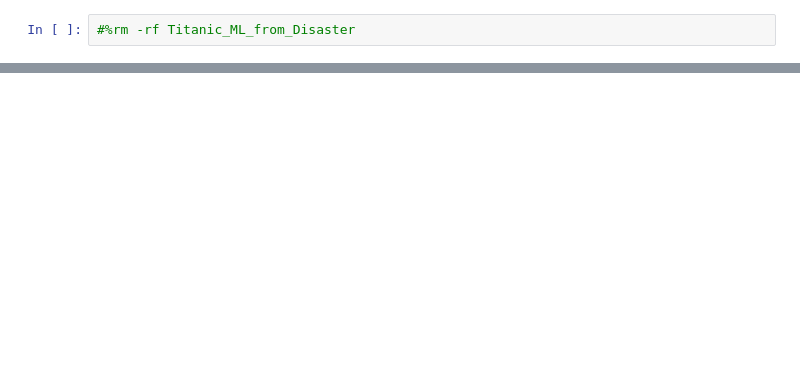
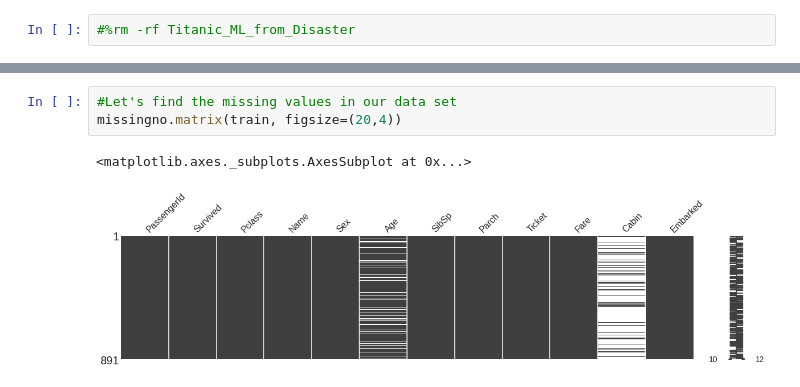
Before and after one commit to Parth-107/Titanic---Machine-Learning-from-Disaster, a Jupyter notebook: Titanic_Machine_Learning_from_Disaster.ipynb, the cells around one changed output, grey strips where cells are left out. Drawn from its saved outputs; the diff is of its cells as text; blank space fills up the shorter version.

```diff
--- a/Titanic_Machine_Learning_from_Disaster.ipynb
+++ b/Titanic_Machine_Learning_from_Disaster.ipynb
@@ -68,0 +103,6 @@ FileNotFoundError: ignored
+# %%
+#Let's find the missing values in our data set
+missingno.matrix(train, figsize=(20,4))
+# %% [output]
+<matplotlib.axes._subplots.AxesSubplot at 0x...>
+[figure, added]
```
Also changed, not shown: parts of 96 cells of this notebook.
